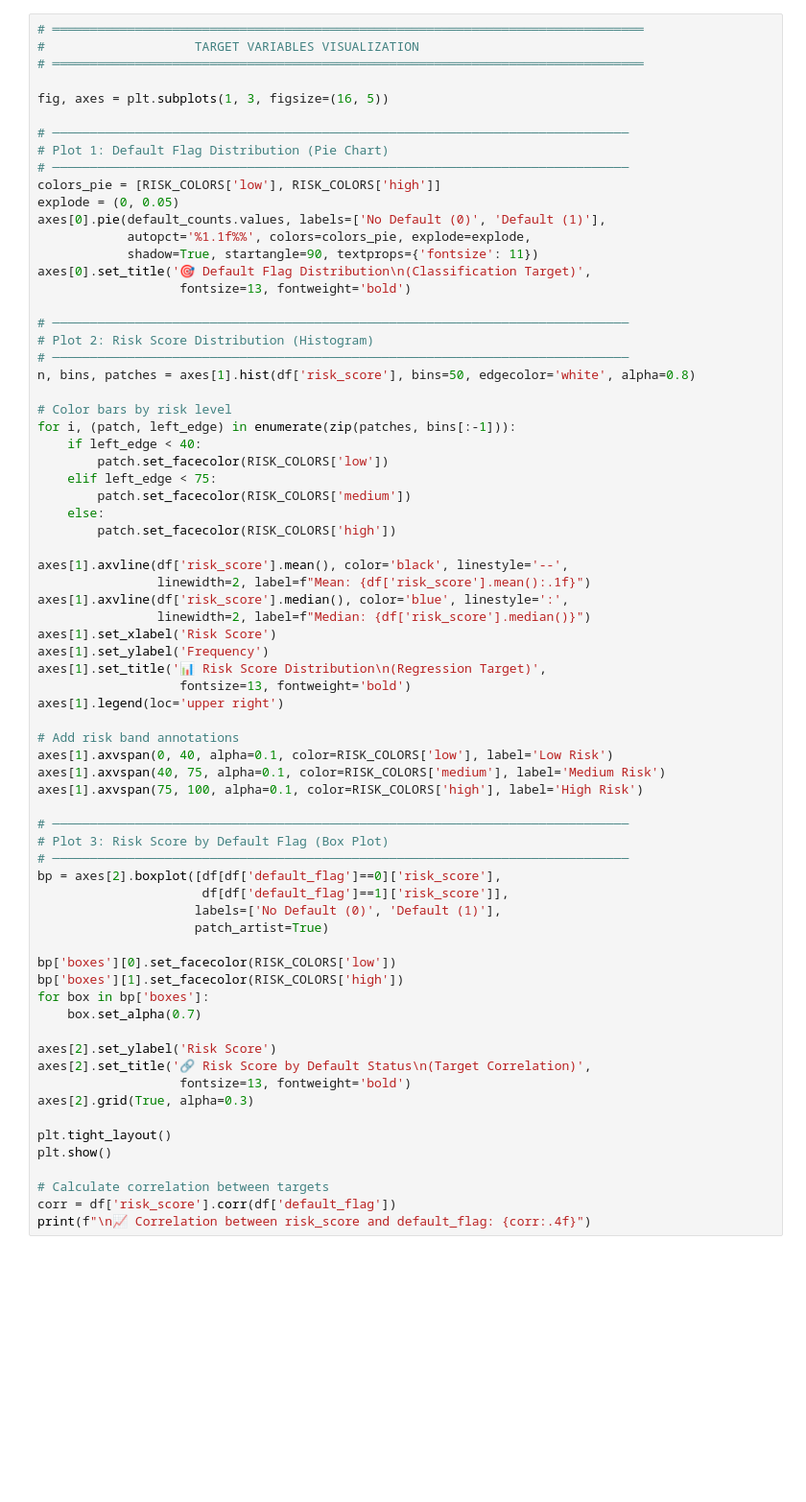
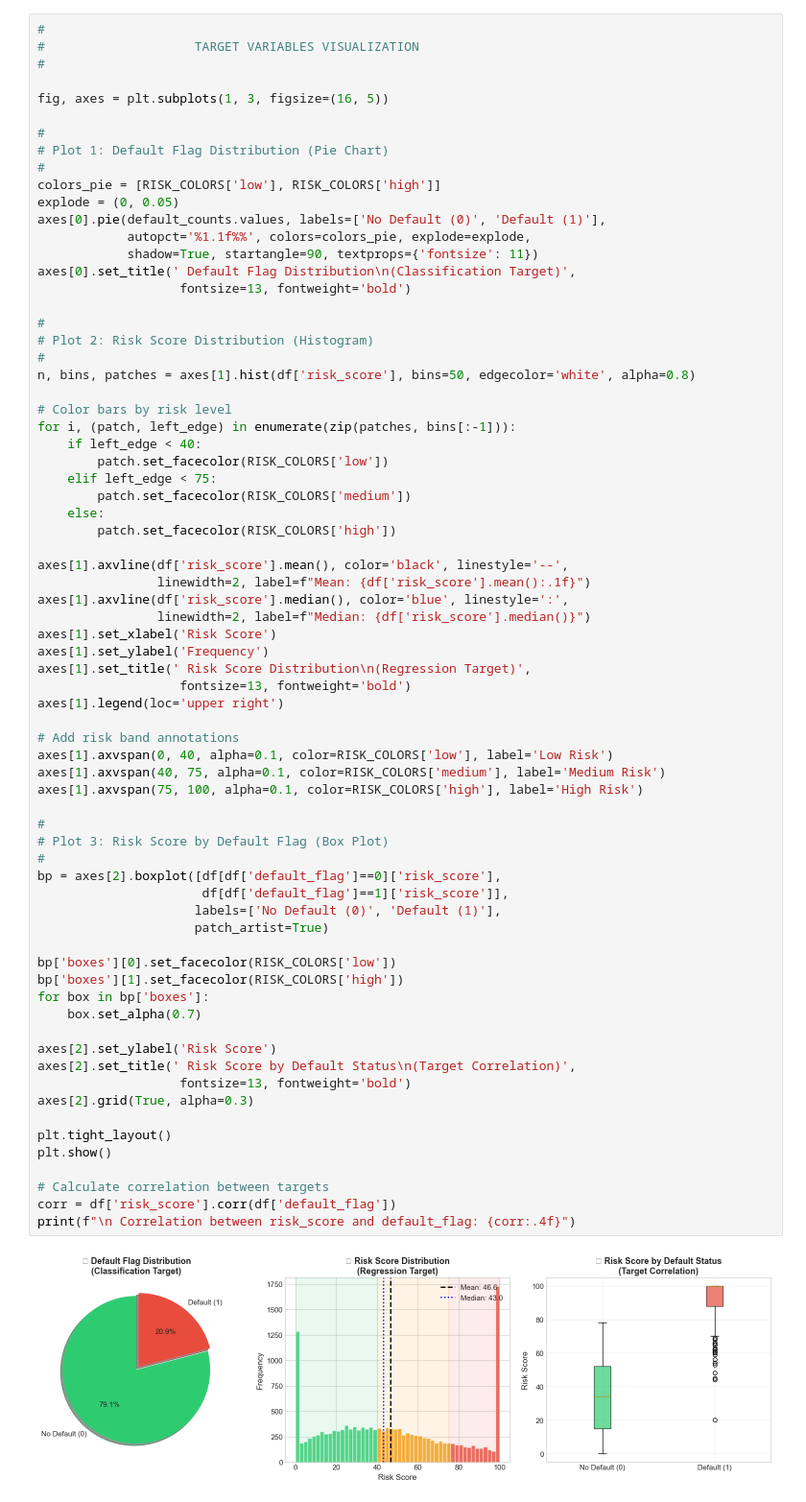
Before and after one commit to holly-agyei/mastercard-data-challenge, a Jupyter notebook: notebooks/xgboost_model_training.ipynb, the cells around one changed output. Shown at 96% size. Saved outputs shown, nothing was run; the diff lists cells and outputs as text; blank space fills up the shorter version.

```diff
--- a/notebooks/xgboost_model_training.ipynb
+++ b/notebooks/xgboost_model_training.ipynb
@@ -230,24 +308,24 @@ print(f"   Std:    {df['risk_score'].std():.2f}")
 # %%
-# ═══════════════════════════════════════════════════════════════════════════════
+#
 #                    TARGET VARIABLES VISUALIZATION
-# ═══════════════════════════════════════════════════════════════════════════════
+#
 
 fig, axes = plt.subplots(1, 3, figsize=(16, 5))
 
-# ─────────────────────────────────────────────────────────────────────────────
+#
 # Plot 1: Default Flag Distribution (Pie Chart)
-# ─────────────────────────────────────────────────────────────────────────────
+#
 colors_pie = [RISK_COLORS['low'], RISK_COLORS['high']]
 explode = (0, 0.05)
 axes[0].pie(default_counts.values, labels=['No Default (0)', 'Default (1)'],
             autopct='%1.1f%%', colors=colors_pie, explode=explode,
             shadow=True, startangle=90, textprops={'fontsize': 11})
-axes[0].set_title('🎯 Default Flag Distribution\n(Classification Target)',
+axes[0].set_title(' Default Flag Distribution\n(Classification Target)',
                    fontsize=13, fontweight='bold')
 
-# ─────────────────────────────────────────────────────────────────────────────
+#
 # Plot 2: Risk Score Distribution (Histogram)
-# ─────────────────────────────────────────────────────────────────────────────
+#
 n, bins, patches = axes[1].hist(df['risk_score'], bins=50, edgecolor='white', alpha=0.8)
 
 # Color bars by risk level
@@ -265,36 +343,38 @@ axes[1].axvline(df['risk_score'].median(), color='blue', linestyle=':',
                 linewidth=2, label=f"Median: {df['risk_score'].median()}")
 axes[1].set_xlabel('Risk Score')
 axes[1].set_ylabel('Frequency')
-axes[1].set_title('📊 Risk Score Distribution\n(Regression Target)',
+axes[1].set_title(' Risk Score Distribution\n(Regression Target)',
                    fontsize=13, fontweight='bold')
 axes[1].legend(loc='upper right')
 
 # Add risk band annotations
 axes[1].axvspan(0, 40, alpha=0.1, color=RISK_COLORS['low'], label='Low Risk')
 axes[1].axvspan(40, 75, alpha=0.1, color=RISK_COLORS['medium'], label='Medium Risk')
 axes[1].axvspan(75, 100, alpha=0.1, color=RISK_COLORS['high'], label='High Risk')
 
-# ─────────────────────────────────────────────────────────────────────────────
+#
 # Plot 3: Risk Score by Default Flag (Box Plot)
-# ─────────────────────────────────────────────────────────────────────────────
+#
 bp = axes[2].boxplot([df[df['default_flag']==0]['risk_score'],
                       df[df['default_flag']==1]['risk_score']],
                      labels=['No Default (0)', 'Default (1)'],
                      patch_artist=True)
 
 bp['boxes'][0].set_facecolor(RISK_COLORS['low'])
 bp['boxes'][1].set_facecolor(RISK_COLORS['high'])
 for box in bp['boxes']:
     box.set_alpha(0.7)
 
 axes[2].set_ylabel('Risk Score')
-axes[2].set_title('🔗 Risk Score by Default Status\n(Target Correlation)',
+axes[2].set_title(' Risk Score by Default Status\n(Target Correlation)',
                    fontsize=13, fontweight='bold')
 axes[2].grid(True, alpha=0.3)
 
 plt.tight_layout()
 plt.show()
 
 # Calculate correlation between targets
 corr = df['risk_score'].corr(df['default_flag'])
-print(f"\n📈 Correlation between risk_score and default_flag: {corr:.4f}")
+print(f"\n Correlation between risk_score and default_flag: {corr:.4f}")
+# %% [output]
+[figure, added]
```
Also changed, not shown: parts of 52 cells of this notebook, 10 other files.
